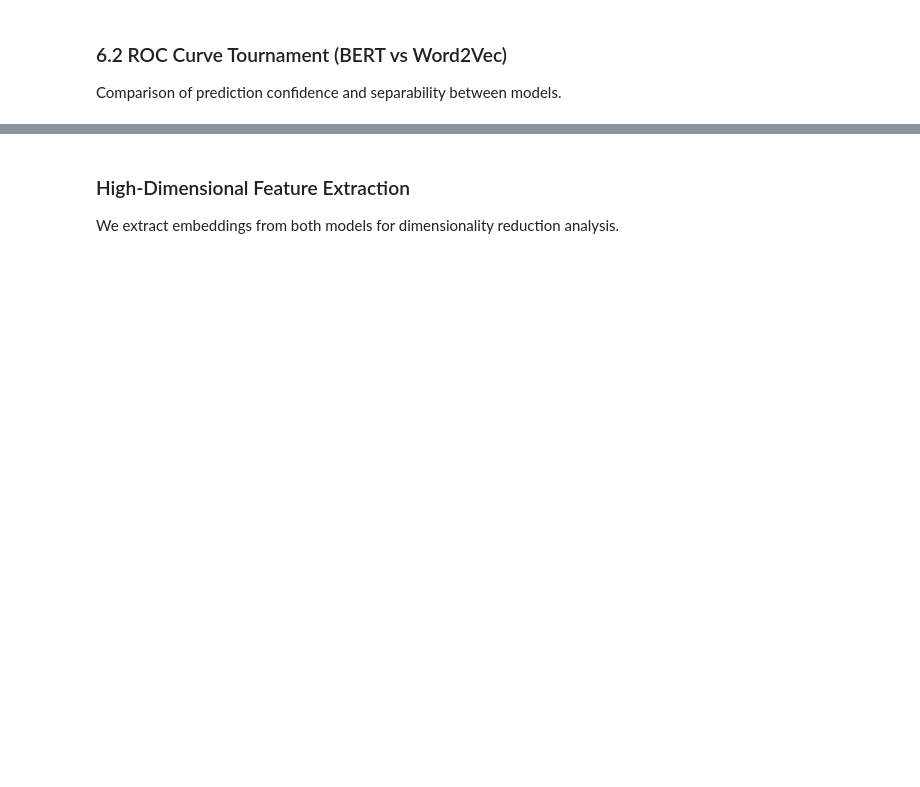
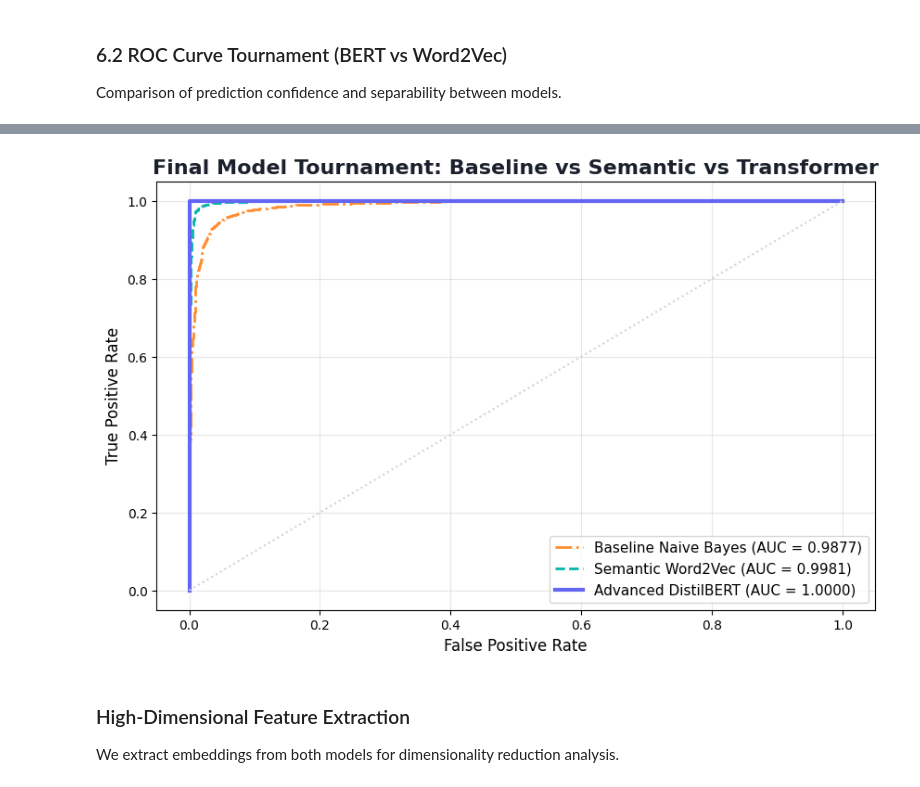
Before and after one commit to Sebastianlopez-dev/Can-a-computer-tell-if-a-journalist-is-lying-NLP-Misinfo-Benchmark-, a Jupyter notebook: 03.1_models_comparation_v2.ipynb, the cells around one changed output, grey strips where cells are left out. Drawn from its saved outputs; the diff is of its cells as text; code cells hidden in the pictures; blank space fills up the shorter version.

Commit message:
Bert trained and comparison with NB and W2V

```diff
--- a/03.1_models_comparation_v2.ipynb
+++ b/03.1_models_comparation_v2.ipynb
@@ -8,7 +8,13 @@ import sys
 if 'google.colab' in sys.modules:
     !pip install -q transformers[torch] datasets evaluate accelerate umap-learn
     from google.colab import drive
-    drive.mount('/content/drive')
+    # Ensure a clean mount point by unmounting and removing its content if necessary
+    try:
+        drive.flush_and_unmount()
+    except ValueError:
+        pass # Already unmounted or never mounted
+    !rm -rf /content/drive/*
+    drive.mount('/content/drive', force_remount=True)
     BASE_PATH = '/content/drive/MyDrive/Project 2/project-nlp-challenge'
 else:
     BASE_PATH = '.'
@@ -88,6 +134,9 @@ print("🚩 Context to FAKE NEWS: (BERT identifies structural misinformation and
 ### 6.2 ROC Curve Tournament (BERT vs Word2Vec)
 Comparison of prediction confidence and separability between models.
 # %%
+# ==========================================
+# Celda 6.2: ROC Curve Tournament (FIXED)
+# ==========================================
 import joblib
 import torch
 import os
@@ -95,47 +144,62 @@ import numpy as np
 import matplotlib.pyplot as plt
 from sklearn.metrics import roc_curve, auc
 
-# 1. Save the new Advanced Transformer Model to Drive
+# Install gensim if not already installed
+try:
+    from gensim.models import Word2Vec
+except ImportError:
+    !pip install -q gensim
+    from gensim.models import Word2Vec
+
+# 1. Guardar copia del Transformer
 distilbert_path = os.path.join(BASE_PATH, 'models/distilbert_classifier')
 trainer.save_model(distilbert_path)
-print(f"✅ Transformer Model saved successfully to {distilbert_path}")
+print(f"Transformer guardado en: {distilbert_path}")
 
-# 2. Load Historical Models for comparison (from 02.2 notebook)
-print("Loading Baseline and Semantic models...")
-nb_tfidf = joblib.load(os.path.join(BASE_PATH, 'models/nb_tfidf_classifier.joblib'))
-tfidf_vec = joblib.load(os.path.join(BASE_PATH, 'models/vectorizer.joblib'))
+# 2. Carga de Modelos
+print("Cargando modelos base...")
+try:
+    nb_tfidf = joblib.load(os.path.join(BASE_PATH, 'models/nb_tfidf_classifier.joblib'))
+    tfidf_vec = joblib.load(os.path.join(BASE_PATH, 'models/vectorizer.joblib'))
+    lr_w2v = joblib.load(os.path.join(BASE_PATH, 'models/lr_word2vec_classifier.joblib'))
+    w2v_model = joblib.load(os.path.join(BASE_PATH, 'models/word2vec_model.joblib'))
+    print("✅ Modelos cargados con éxito.")
+except Exception as e:
+    print(f"❌ ERROR CRÍTICO AL CARGAR MODELOS: {e}")
+    # Detenemos la ejecución si no hay modelos, para no tener el NameError después
+    raise e
 
-lr_w2v = joblib.load(os.path.join(BASE_PATH, 'models/lr_word2vec_classifier.joblib'))
-w2v_model = joblib.load(os.path.join(BASE_PATH, 'models/word2vec_model.joblib'))
-
+# 3. Función Vectorizadora Fast
 def document_vector(doc, model):
-    words = [w for w in str(doc).split() if w in model.wv.index_to_key]
+    words = [w for w in str(doc).split() if w in model.wv]
     if not words: return np.zeros(model.vector_size)
     return np.mean(model.wv[words], axis=0)
 
-# 3. Get Probabilities for All Three Models
-print("Calculating probabilities for tournament...")
+# 4. Cálculo de Probabilidades
+print("Calculando probabilidades...")
+test_texts = dataset_split['test']['cleaned_text']
+y_true = predictions_output.label_ids
 
-# Baseline (Naive Bayes + TF-IDF)
-X_test_tfidf = tfidf_vec.transform(dataset_split['test']['full_text'])
-nb_probs = nb_tfidf.predict_proba(X_test_tfidf)[:, 1]
+# Baseline
+X_tfidf = tfidf_vec.transform(test_texts)
+probs_nb = nb_tfidf.predict_proba(X_tfidf)[:, 1]
 
-# Semantic (Logistic Regression + Word2Vec)
-X_test_w2v = np.vstack([document_vector(text, w2v_model) for text in dataset_split['test']['full_text']])
-w2v_probs = lr_w2v.predict_proba(X_test_w2v)[:, 1]
+# Semantic (Word2Vec)
+X_w2v = np.vstack([document_vector(t, w2v_model) for t in test_texts])
+probs_w2v = lr_w2v.predict_proba(X_w2v)[:, 1]
 
-# Advanced Transformer (DistilBERT - Faster to use predictions in memory)
-bert_probs = torch.nn.functional.softmax(torch.tensor(predictions_output.predictions), dim=-1).numpy()[:, 1]
+# Transformer
+probs_bert = torch.nn.functional.softmax(torch.tensor(predictions_output.predictions), dim=-1).numpy()[:, 1]
 
-# 4. Calculate ROC Curves
-fpr_nb, tpr_nb, _ = roc_curve(true_labels, nb_probs)
-fpr_w, tpr_w, _ = roc_curve(true_labels, w2v_probs)
-fpr_b, tpr_b, _ = roc_curve(true_labels, bert_probs)
+# Calculate ROC curves for each model
+fpr_nb, tpr_nb, _ = roc_curve(y_true, probs_nb)
+fpr_w, tpr_w, _ = roc_curve(y_true, probs_w2v)
+fpr_b, tpr_b, _ = roc_curve(y_true, probs_bert)
 
-# 5. Plot the Ultimate Tournament
+# 5. Plot
 plt.figure(figsize=(10, 6))
 
-plt.plot(fpr_nb, tpr_nb, color='#F56565', lw=2, linestyle='-.', label=f'Baseline Naive Bayes (AUC = {auc(fpr_nb, tpr_nb):.4f})')
+plt.plot(fpr_nb, tpr_nb, color='#FF8D2D', lw=2, linestyle='-.', label=f'Baseline Naive Bayes (AUC = {auc(fpr_nb, tpr_nb):.4f})')
 plt.plot(fpr_w, tpr_w, color='#00B5AD', lw=2, linestyle='--', label=f'Semantic Word2Vec (AUC = {auc(fpr_w, tpr_w):.4f})')
 plt.plot(fpr_b, tpr_b, color='#6366F1', lw=3, label=f'Advanced DistilBERT (AUC = {auc(fpr_b, tpr_b):.4f})')
 plt.plot([0, 1], [0, 1], color='#CBD5E0', linestyle=':')
@@ -146,3 +210,4 @@ plt.ylabel('True Positive Rate', fontsize=12)
 plt.legend(loc='lower right', fontsize=11)
 plt.grid(alpha=0.3)
 plt.show()
+# %% [output]
@@ -149,3 +222,4 @@ plt.show()
+[figure, added]
 # %% [markdown]
 ### High-Dimensional Feature Extraction
 We extract embeddings from both models for dimensionality reduction analysis.
```
Also changed, not shown: parts of 9 cells of this notebook, 2 other files.
